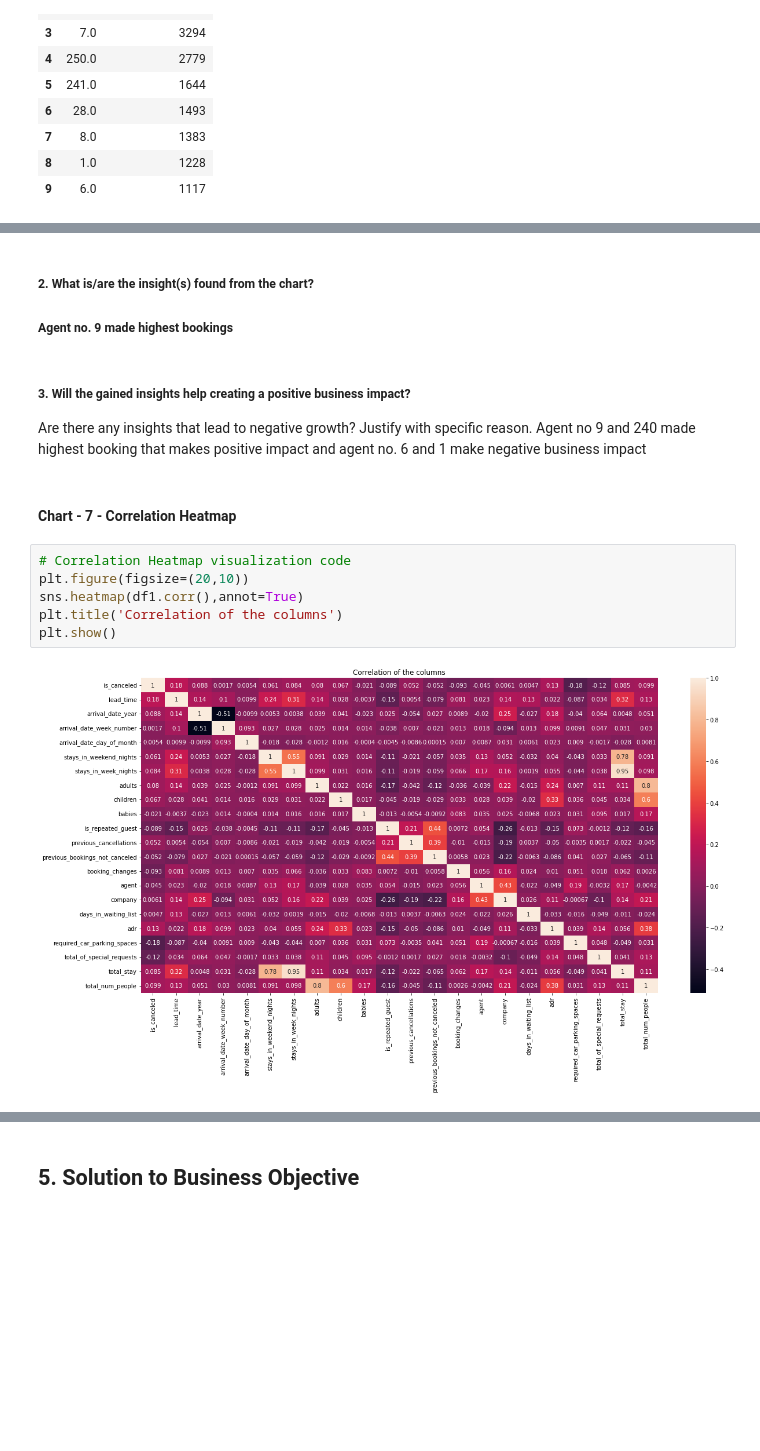
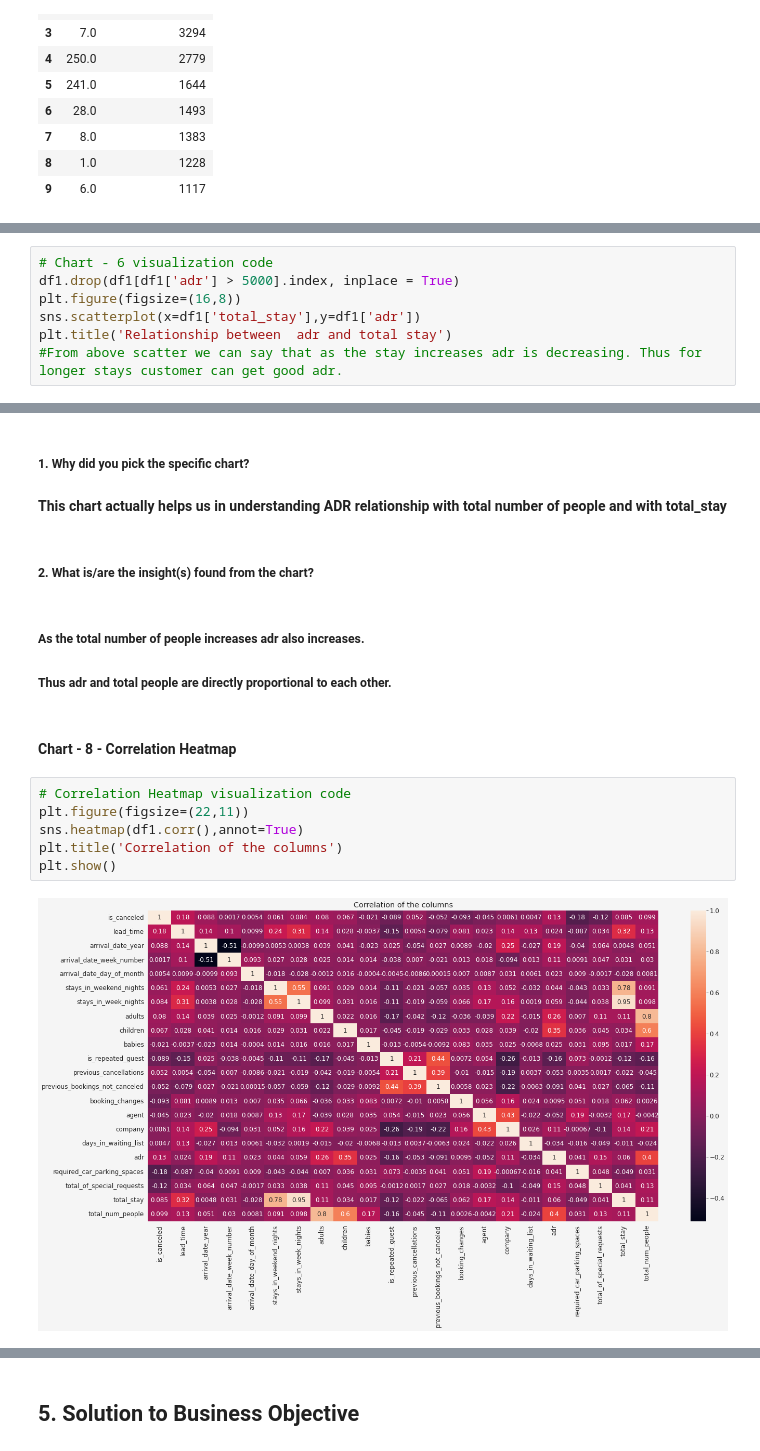
Before and after one commit to abhiwavhal/EDA-HOTEL-BOOKING-ANALYSIS, a Jupyter notebook: Hotel_booking_individual_EDA_Submission.ipynb, the cells around one changed output, grey strips where cells are left out. Cells and saved outputs as stored; diff of their text form; blank space fills up the shorter version.

```diff
--- a/Hotel_booking_individual_EDA_Submission.ipynb
+++ b/Hotel_booking_individual_EDA_Submission.ipynb
@@ -638,0 +665,7 @@ plt.show()
+# %%
+# Chart - 6 visualization code
+df1.drop(df1[df1['adr'] > 5000].index, inplace = True)
+plt.figure(figsize=(16,8))
+sns.scatterplot(x=df1['total_stay'],y=df1['adr'])
+plt.title('Relationship between  adr and total stay')
+#From above scatter we can say that as the stay increases adr is decreasing. Thus for longer stays customer can get good adr.
@@ -639,19 +689,21 @@ plt.show()
+# %% [markdown]
+##### 1. Why did you pick the specific chart?
+# %% [markdown]
+**This chart actually helps us in understanding ADR relationship with total number of people and with total_stay**
 # %% [markdown]
 ##### 2. What is/are the insight(s) found from the chart?
-##### Agent no. 9 made highest bookings
-# %% [markdown]
-##### 3. Will the gained insights help creating a positive business impact?
-Are there any insights that lead to negative growth? Justify with specific reason.
-Agent no 9 and 240 made highest booking that makes positive impact and agent no. 6 and 1 make negative business impact
+# %% [markdown]
+##### **As the total number of people increases adr also increases.**
+##### **Thus adr and total people are directly proportional to each other.**
 # %% [markdown]
-#### Chart - 7 - Correlation Heatmap
+#### Chart - 8 - Correlation Heatmap
 # %%
 # Correlation Heatmap visualization code
-plt.figure(figsize=(20,10))
+plt.figure(figsize=(22,11))
 sns.heatmap(df1.corr(),annot=True)
 plt.title('Correlation of the columns')
 plt.show()
 # %% [output]
-[figure, old version]
+[figure, new version]
 # %% [markdown]
 ##### 1. Why did you pick the specific chart?
```
Also changed, not shown: parts of 58 cells of this notebook.
